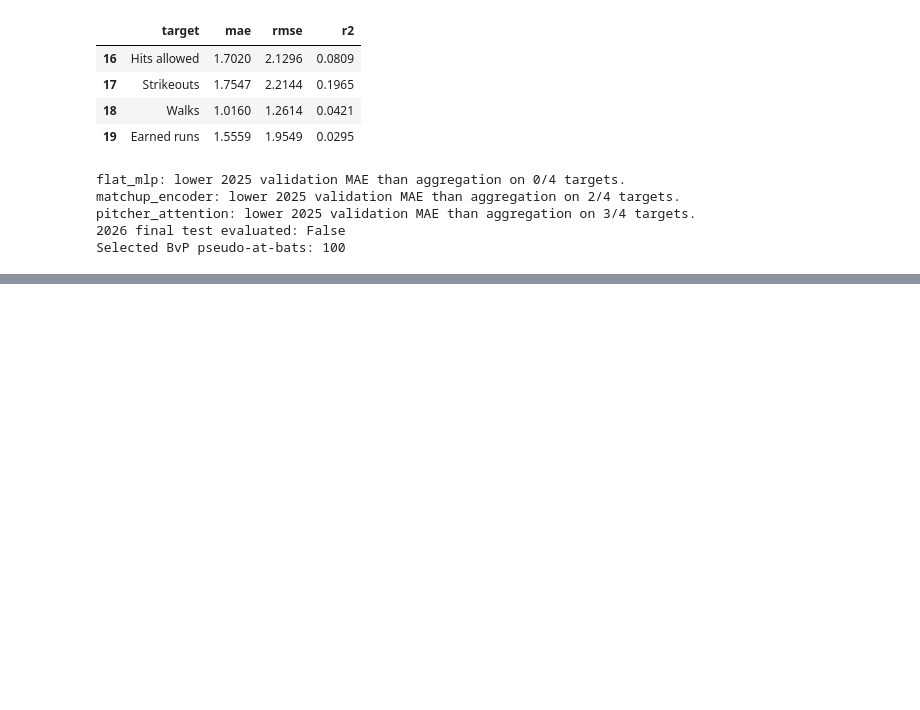
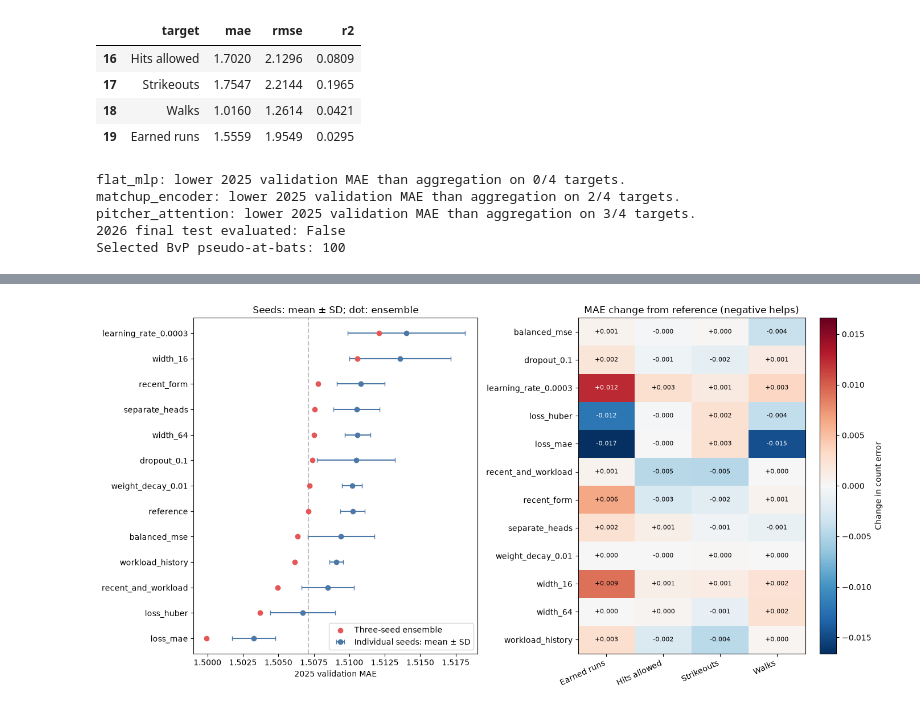
Before and after one commit to elizabethahong/ML-Grad-Project, a Jupyter notebook: Pitcher_Neural_Architectures.ipynb, the cells around one changed output, grey strips where cells are left out. Cells and saved outputs as stored; diff of their text form; code cells hidden in the pictures; blank space fills up the shorter version.

Commit message:
add ablations + loss experiments

```diff
--- a/Pitcher_Neural_Architectures.ipynb
+++ b/Pitcher_Neural_Architectures.ipynb
@@ -1111,0 +1759,91 @@ Selected BvP pseudo-at-bats: 100
+# %%
+def annotated_heatmap(table, title, ax, center_zero=True):
+    values = table.to_numpy(float)
+    limit = max(float(np.abs(values).max()), 1e-6)
+    image = ax.imshow(
+        values,
+        cmap="RdBu_r" if center_zero else "viridis",
+        aspect="auto",
+        vmin=-limit if center_zero else None,
+        vmax=limit if center_zero else None,
+    )
+    ax.set_xticks(range(len(table.columns)), table.columns, rotation=25, ha="right")
+    ax.set_yticks(range(len(table)), table.index)
+    ax.set_title(title)
+    for row in range(len(table)):
+        for col in range(len(table.columns)):
+            value = values[row, col]
+            color = "white" if center_zero and abs(value) > 0.65 * limit else "black"
+            ax.text(
+                col,
+                row,
+                f"{value:+.3f}" if center_zero else f"{value:.3f}",
+                ha="center",
+                va="center",
+                color=color,
+                fontsize=8,
+            )
+    return image
+
+
+if RUN_IMPROVEMENT_STUDY:
+    summary = improvement_summary.sort_values("ensemble_mae")
+    fig, axes = plt.subplots(1, 2, figsize=(14, 7))
+    positions = np.arange(len(summary))
+    axes[0].errorbar(
+        summary.seed_mae_mean,
+        positions,
+        xerr=summary.seed_mae_std,
+        fmt="o",
+        capsize=3,
+        color="#4C78A8",
+        label="Individual seeds: mean ± SD",
+    )
+    axes[0].scatter(
+        summary.ensemble_mae,
+        positions,
+        color="#E45756",
+        label="Three-seed ensemble",
+        zorder=3,
+    )
+    axes[0].set_yticks(positions, summary.index)
+    axes[0].axvline(
+        improvement_summary.loc["reference", "ensemble_mae"],
+        color="gray",
+        linestyle="--",
+        alpha=0.5,
+    )
+    axes[0].set(xlabel="2025 validation MAE", title="Seeds: mean ± SD; dot: ensemble")
+    axes[0].legend()
+    pivot = improvement_table.pivot(index="experiment", columns="target", values="mae")
+    delta = pivot.subtract(pivot.loc["reference"]).drop(index="reference")
+    heat = annotated_heatmap(
+        delta, "MAE change from reference (negative helps)", axes[1]
+    )
+    fig.colorbar(heat, ax=axes[1], label="Change in count error")
+    fig.tight_layout()
+    fig.savefig(STUDY_DIR / "improvement_comparison.png", dpi=160, bbox_inches="tight")
+    plt.show()
+
+    fig, ax = plt.subplots(figsize=(9, 4))
+    for name in [
+        "reference",
+        "loss_mae",
+        "loss_huber",
+        "balanced_mse",
+        "separate_heads",
+    ]:
+        curve = improvement_results[name]["curve"]
+        curve = curve[curve.seed == STUDY_SEEDS[0]]
+        ax.plot(curve.epoch, curve.validation_mae, label=name)
+    ax.set(
+        xlabel="Epoch",
+        ylabel="2025 validation MAE",
+        title="Loss/head experiments — first fixed seed",
+    )
+    ax.legend(fontsize=8)
+    fig.tight_layout()
+    fig.savefig(STUDY_DIR / "loss_learning_curves.png", dpi=160)
+    plt.show()
+# %% [output]
+[figure, added]
```
Also changed, not shown: parts of 35 cells of this notebook.
